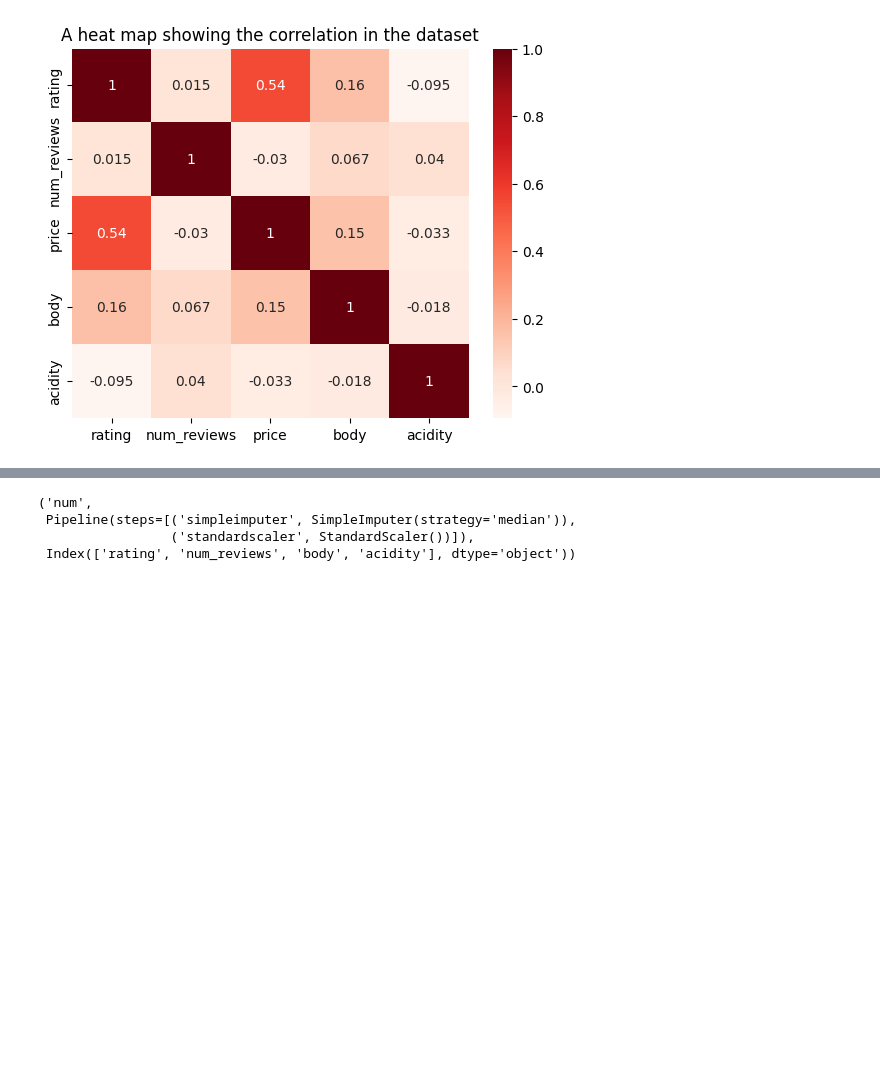
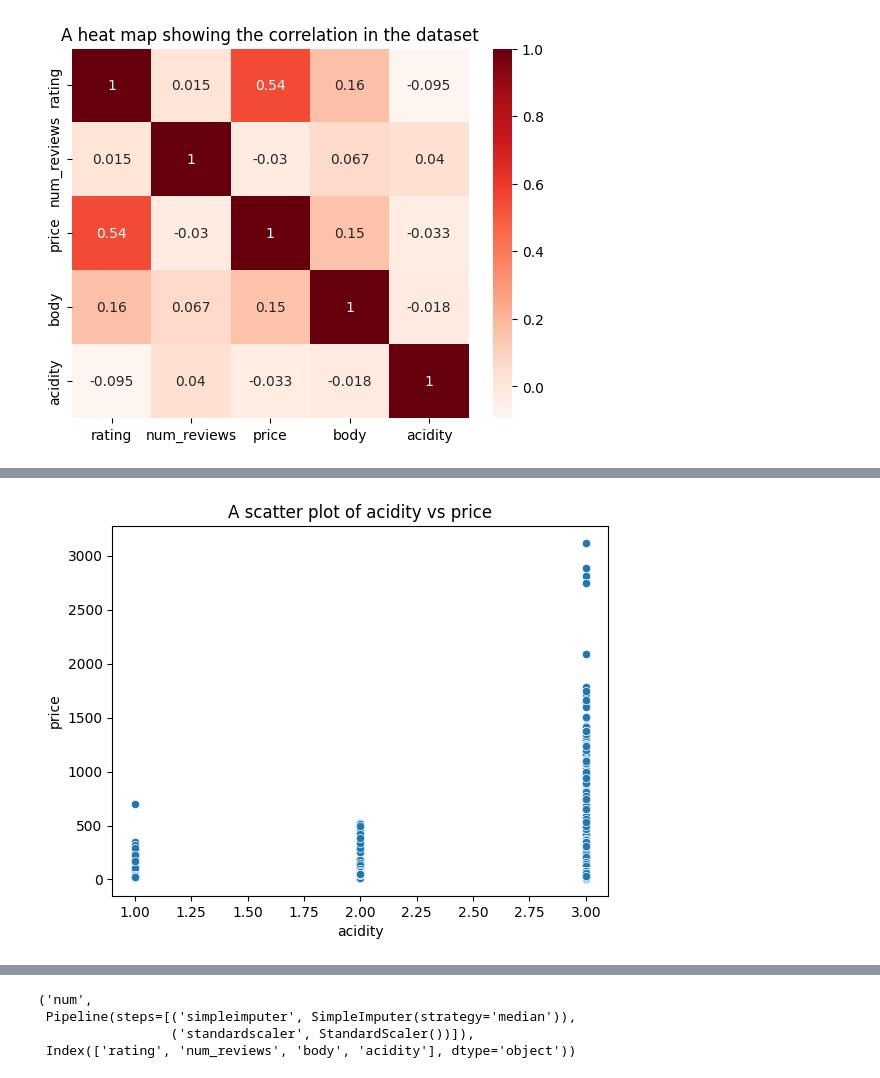
Before and after one commit to ainejerry/wine_repo, a Jupyter notebook: PROJECT_2_WINE.ipynb, the cells around one changed output, grey strips where cells are left out. Cells and saved outputs as stored; diff of their text form; code cells hidden in the pictures; blank space fills up the shorter version.

```diff
--- a/PROJECT_2_WINE.ipynb
+++ b/PROJECT_2_WINE.ipynb
@@ -186,0 +199,5 @@ ax.set_title('A heat map showing the correlation in the dataset');
+# %%
+ax=sns.scatterplot(data=df, x='acidity', y='price')
+ax.set_title('A scatter plot of acidity vs price');
+# %% [output]
+[figure, added]
```
Also changed, not shown: parts of 5 cells of this notebook.
